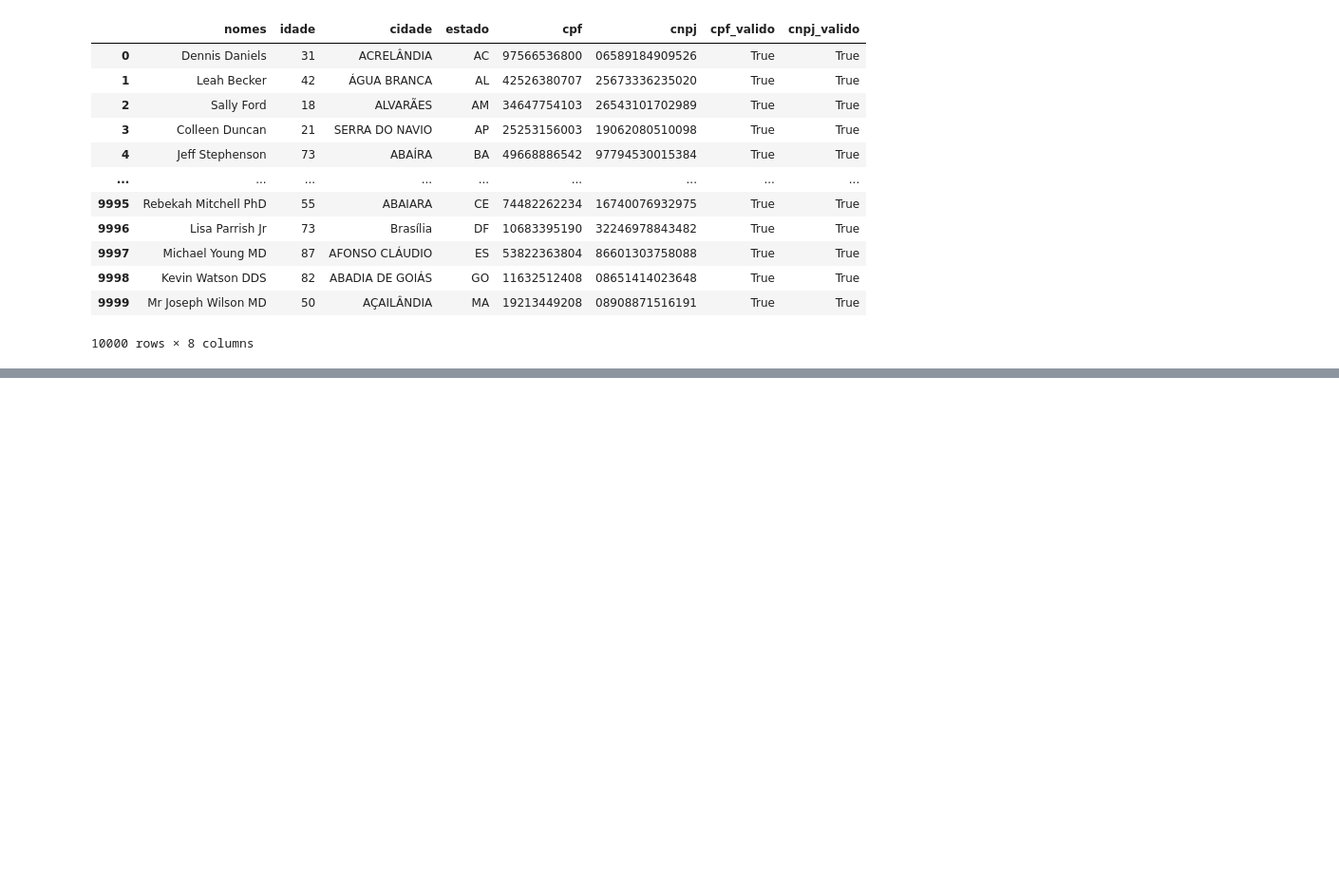
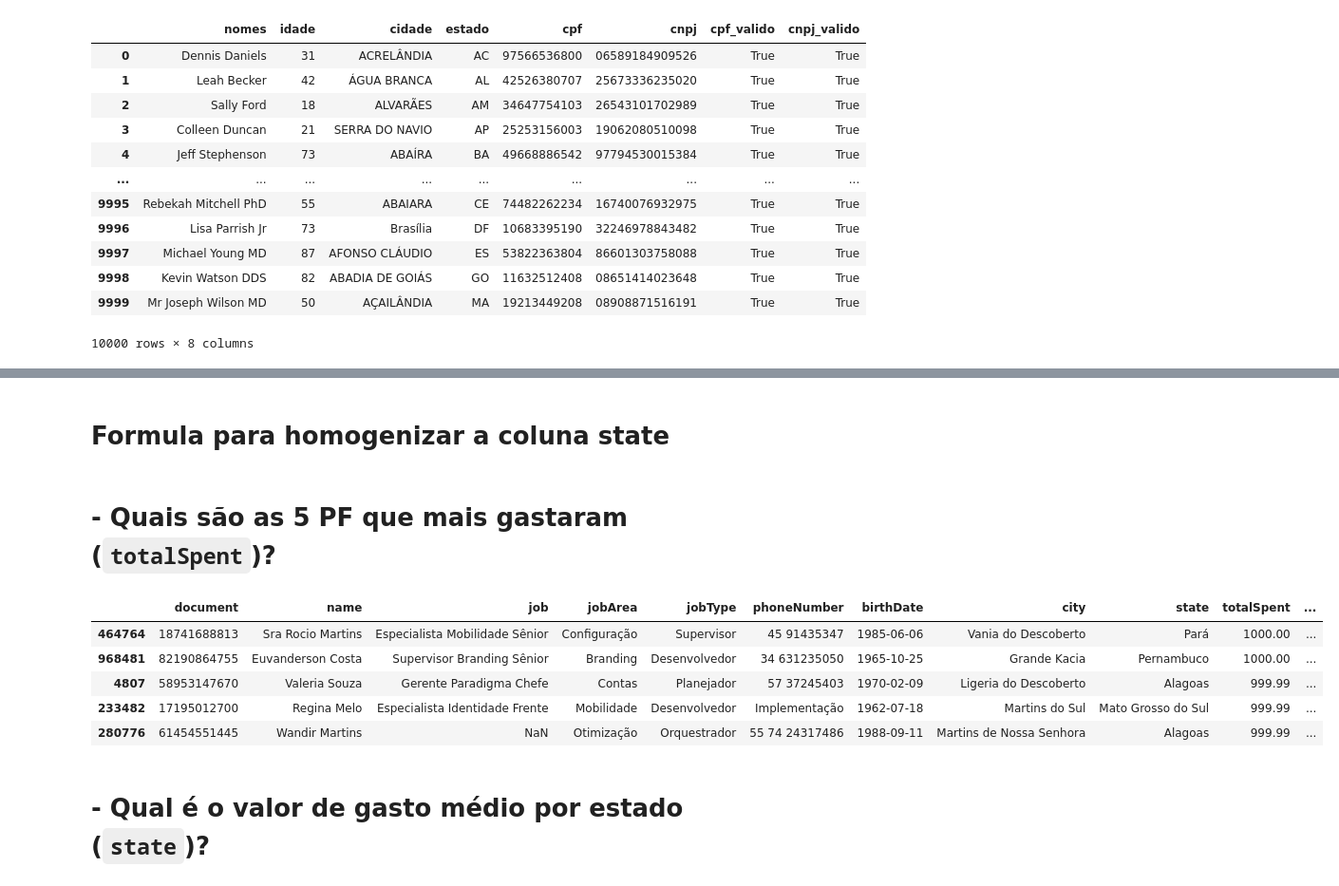
Before and after one commit to carlosed2/talent-data-analyst-lv4, a Jupyter notebook: DataAnalytics_test.ipynb, the cells around one changed output, grey strips where cells are left out. Shown at 95% size. Saved outputs shown, nothing was run; the diff lists cells and outputs as text; code cells hidden in the pictures; blank space fills up the shorter version.

```diff
--- a/DataAnalytics_test.ipynb
+++ b/DataAnalytics_test.ipynb
@@ -237,0 +247,2 @@ O arquivo fonte está disponível em `https://st-it-cloud-public.s3.amazonaws.co
+# %%
+df['TipoPessoa'] = np.where(df['document'].str.len() == 14, 'PJ', 'PF')
@@ -237,0 +257,55 @@ O arquivo fonte está disponível em `https://st-it-cloud-public.s3.amazonaws.co
+# %% [markdown]
+# Formula para homogenizar a coluna state
+# %%
+def arrumaestado(uf):
+
+    states = {
+        'AC': 'Acre',
+        'AL': 'Alagoas',
+        'AP': 'Amapá',
+        'AM': 'Amazonas',
+        'BA': 'Bahia',
+        'CE': 'Ceará',
+        'DF': 'Distrito Federal',
+        'ES': 'Espírito Santo',
+        'GO': 'Goiás',
+        'MA': 'Maranhão',
+        'MT': 'Mato Grosso',
+        'MS': 'Mato Grosso do Sul',
+        'MG': 'Minas Gerais',
+        'PA': 'Pará',
+        'PB': 'Paraíba',
+        'PR': 'Paraná',
+        'PE': 'Pernambuco',
+        'PI': 'Piauí',
+        'RJ': 'Rio de Janeiro',
+        'RN': 'Rio Grande do Norte',
+        'RS': 'Rio Grande do Sul',
+        'RO': 'Rondônia',
+        'RR': 'Roraima',
+        'SC': 'Santa Catarina',
+        'SP': 'São Paulo',
+        'SE': 'Sergipe',
+        'TO': 'Tocantins'
+        }
+    if uf in states:
+        return states[uf]
+    else:
+        return uf
+# %%
+df['state_correct'] = df['state'].apply(arrumaestado)
+df = df[['document', 'name', 'job', 'jobArea', 'jobType', 'phoneNumber', 'birthDate', 'city', 'state_correct', 'totalSpent', 'TipoPessoa']]
+df = df.rename(columns={'state_correct':'state'})
+# %% [markdown]
+# - Quais são as 5 PF que mais gastaram (`totalSpent`)?
+# %%
+df[df['TipoPessoa'] == 'PF'].nlargest(5,'totalSpent')
+# %% [output]
+|  | document | name | job | jobArea | jobType | phoneNumber | birthDate | city | state | totalSpent | ... |
+| 464764 | 18741688813 | Sra Rocio Martins | Especialista Mobilidade Sênior | Configuração | Supervisor | 45 91435347 | 1985-06-06 | Vania do Descoberto | Pará | 1000.00 | ... |
+| 968481 | 82190864755 | Euvanderson Costa | Supervisor Branding Sênior | Branding | Desenvolvedor | 34 631235050 | 1965-10-25 | Grande Kacia | Pernambuco | 1000.00 | ... |
+| 4807 | 58953147670 | Valeria Souza | Gerente Paradigma Chefe | Contas | Planejador | 57 37245403 | 1970-02-09 | Ligeria do Descoberto | Alagoas | 999.99 | ... |
+| 233482 | 17195012700 | Regina Melo | Especialista Identidade Frente | Mobilidade | Desenvolvedor | Implementação | 1962-07-18 | Martins do Sul | Mato Grosso do Sul | 999.99 | ... |
+| 280776 | 61454551445 | Wandir Martins | NaN | Otimização | Orquestrador | 55 74 24317486 | 1988-09-11 | Martins de Nossa Senhora | Alagoas | 999.99 | ... |
+# %% [markdown]
+# - Qual é o valor de gasto médio por estado (`state`)?
```
Also changed, not shown: parts of 21 cells of this notebook, 1 other file.
